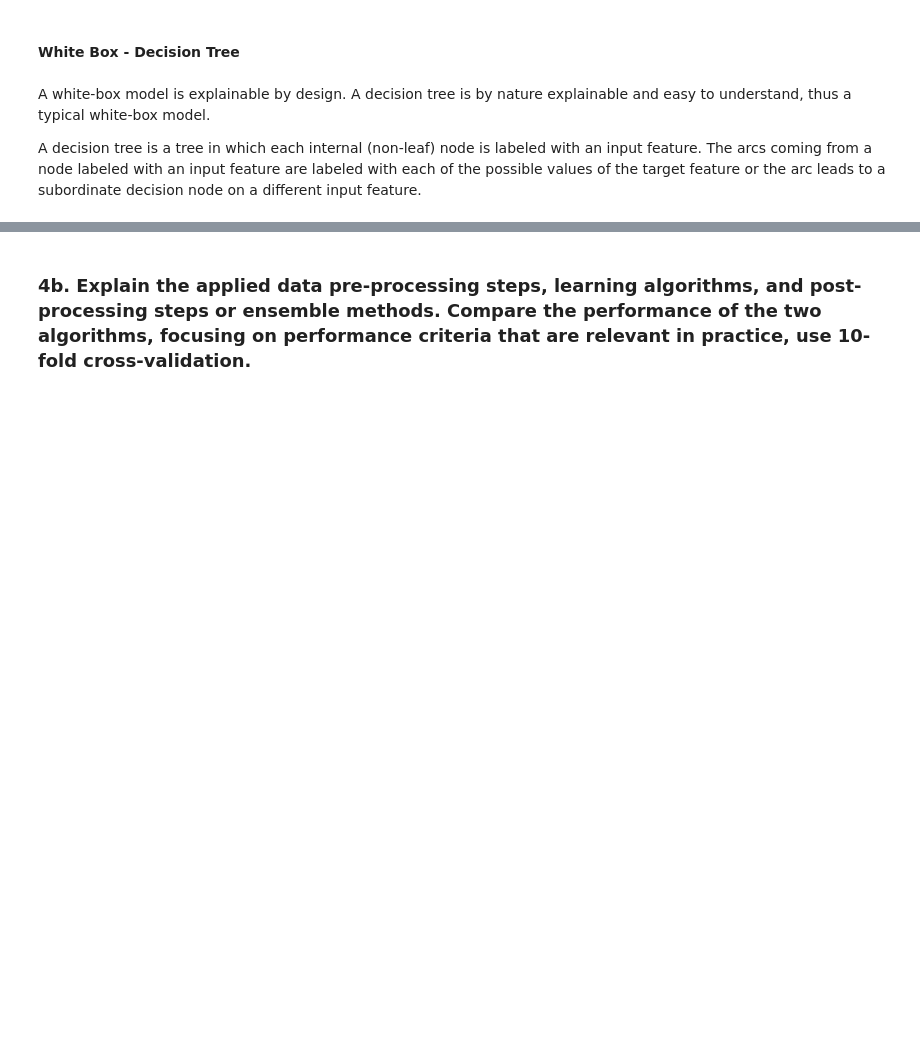
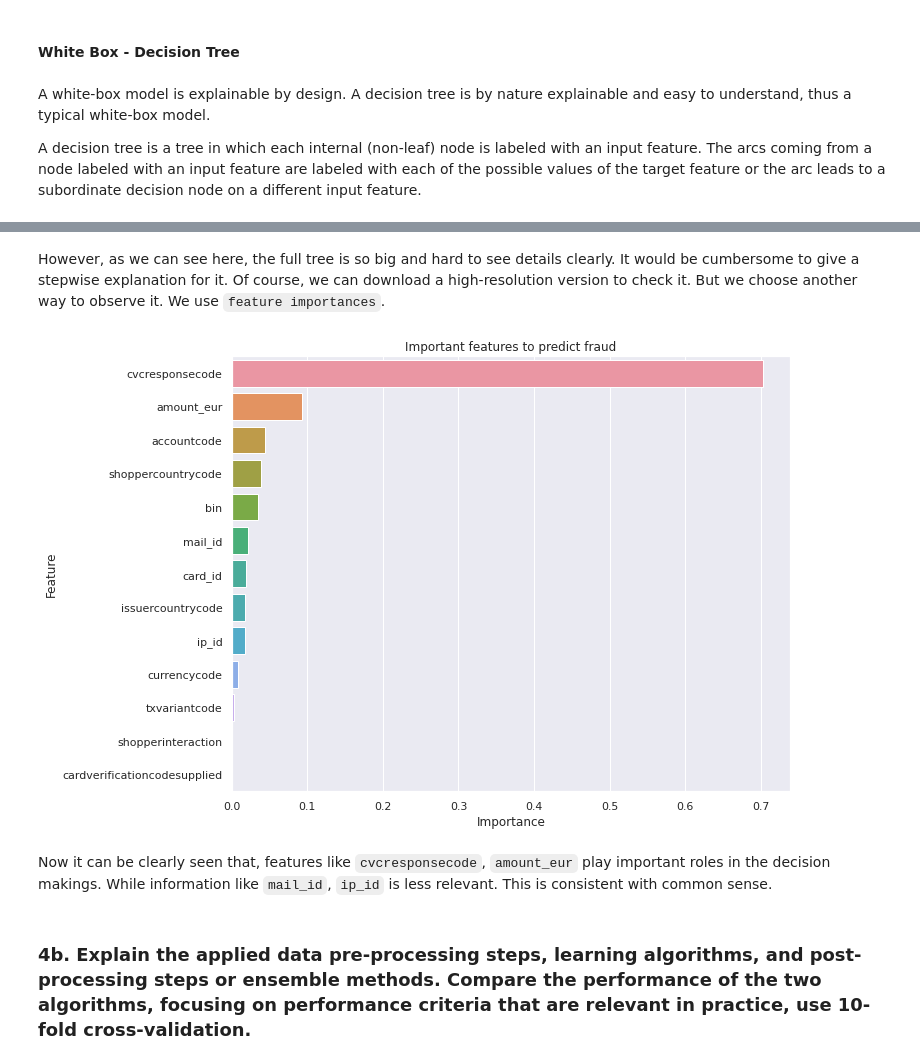
Before and after one commit to CarlosChu-c/CiberSecurityLab, a Jupyter notebook: lab1/Lab1-2021.ipynb, the cells around one changed output, grey strips where cells are left out. Cells and saved outputs as stored; diff of their text form; code cells hidden in the pictures; blank space fills up the shorter version.

```diff
--- a/lab1/Lab1-2021.ipynb
+++ b/lab1/Lab1-2021.ipynb
@@ -852,3 +793,24 @@ plt.show()
+# %% [markdown]
+However, as we can see here, the full tree is so big and hard to see details clearly. It would be cumbersome to give a stepwise explanation for it. Of course, we can download a high-resolution version to check it. But we choose another way to observe it. We use ``feature importances``.
+# %%
+# feature map
+feat_dict = {}
+
+# extract the feature importance info from the trained decision tree
+for col, val in sorted(zip(data_src.columns, best_dt.feature_importances_),key=lambda x:x[1],reverse=True):
+  feat_dict[col]=val
+feat_df = pd.DataFrame({'Feature':feat_dict.keys(),'Importance':feat_dict.values()})
+
+# visualization
+values = feat_df.Importance
+idx = feat_df.Feature
+plt.figure(figsize=(10,8))
+sns.barplot(y=idx,x=values).set(title='Important features to predict fraud')
+plt.show()
+# %% [output]
+[figure, added]
+# %% [markdown]
+Now it can be clearly seen that, features like ``cvcresponsecode``, ``amount_eur`` play important roles in the decision makings. While information like ``mail_id``, ``ip_id`` is less relevant. This is consistent with common sense.
 # %% [markdown]
 ### 4b. Explain the applied data pre-processing steps, learning algorithms, and post-processing steps or ensemble methods. Compare the performance of the two algorithms, focusing on performance criteria that are relevant in practice, use 10-fold cross-validation.
 # %% [markdown]
```
Also changed, not shown: parts of 13 cells of this notebook.
